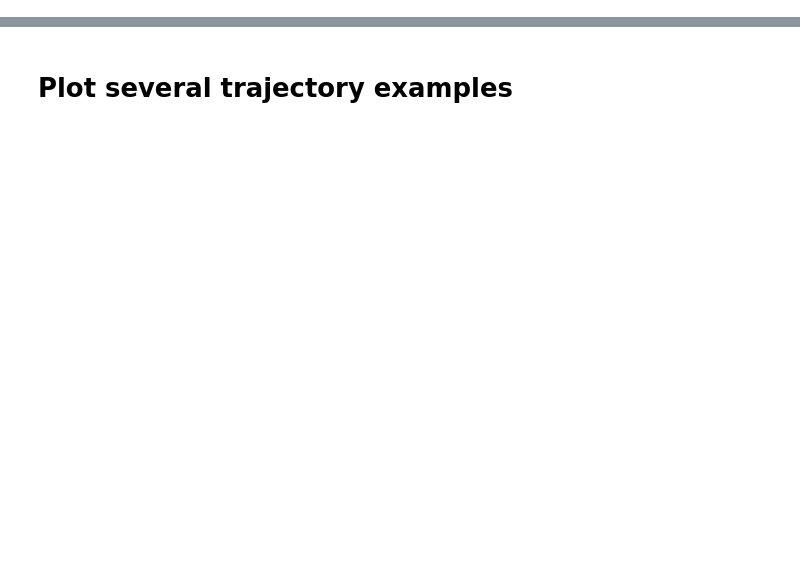
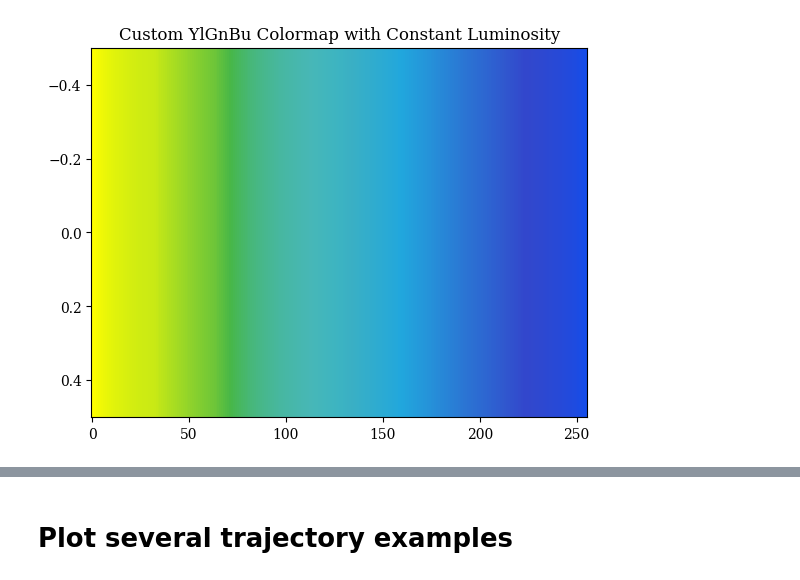
Before and after one commit to vanbreugel-lab/SplitFlowOptoTracking, a Jupyter notebook: TrajectorySimulations/universal_search_algo.ipynb, the cells around one changed output, grey strips where cells are left out. Saved outputs shown, nothing was run; the diff lists cells and outputs as text; code cells hidden in the pictures; blank space fills up the shorter version.

```diff
--- a/TrajectorySimulations/universal_search_algo.ipynb
+++ b/TrajectorySimulations/universal_search_algo.ipynb
@@ -25,3 +50,9 @@ from braid_analysis import flymath
+# %%
+plt.imshow(np.linspace(0, 1, 256)[np.newaxis, :], aspect='auto', cmap=YlGnBu_const_lum)
+plt.title("Custom YlGnBu Colormap with Constant Luminosity")
+plt.show()
+# %% [output]
+[figure, added]
 # %%
 random.seed(1)
 # %%
```
Also changed, not shown: parts of 12 cells of this notebook, 4 other files.
